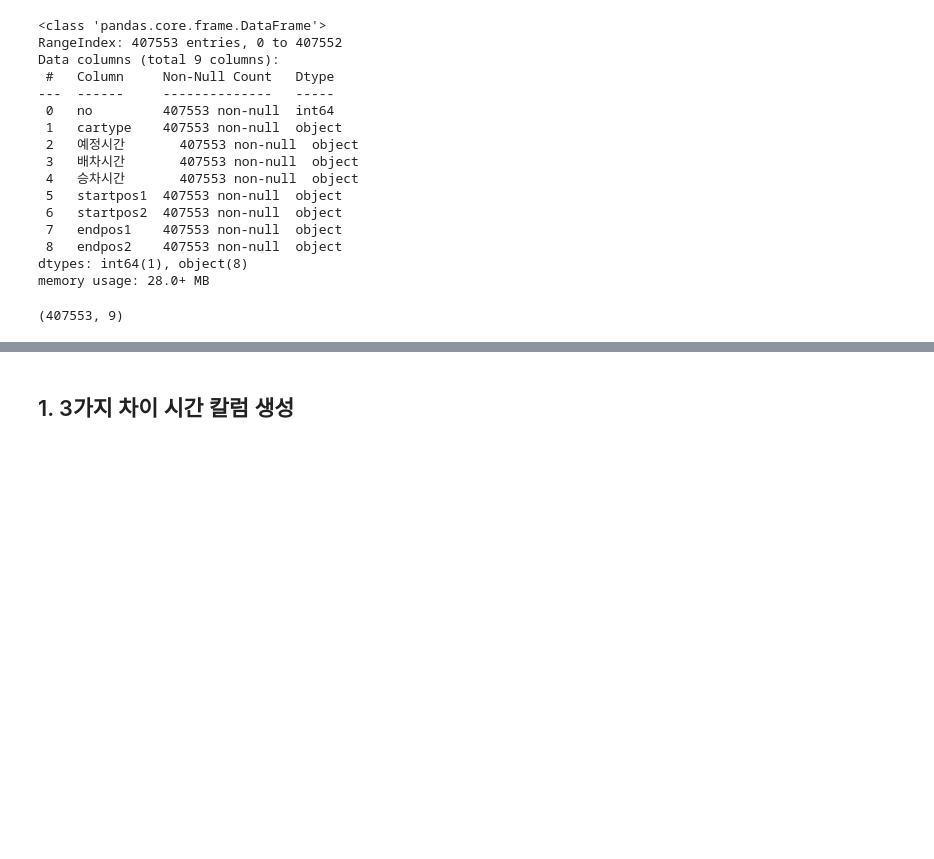
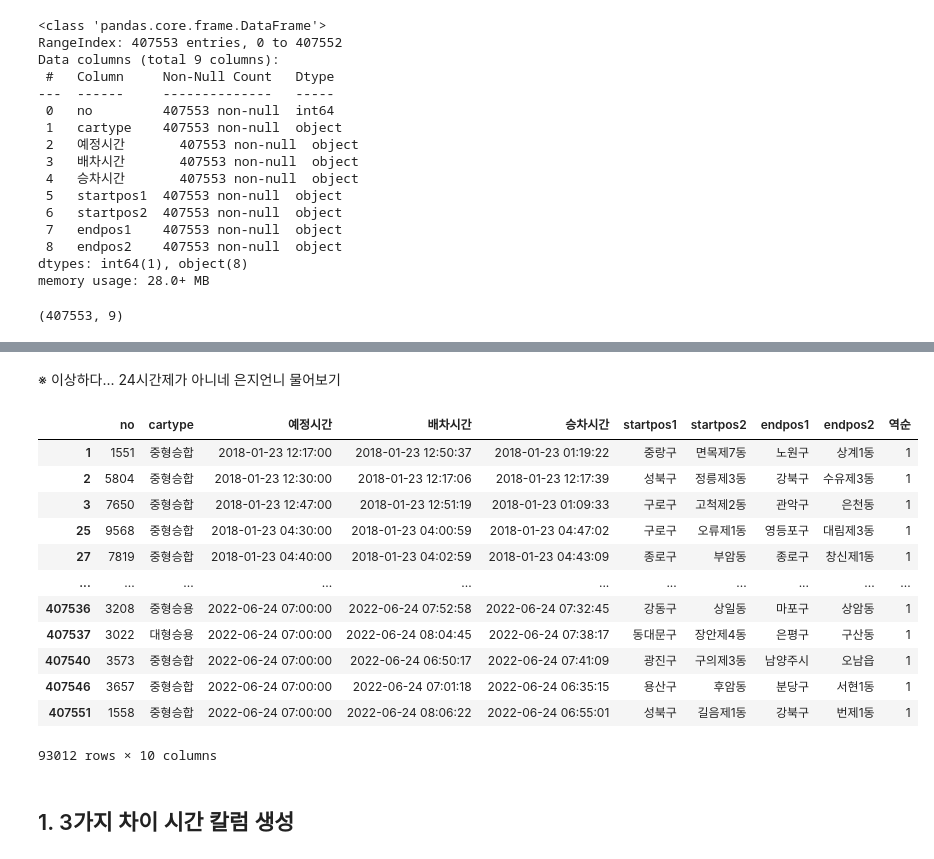
Before and after one commit to minjaering/Disabled-person-taxi-project, a Jupyter notebook: 1-1. Data Cleansing - time, 주소좌표.ipynb, the cells around one changed output, grey strips where cells are left out. Drawn from its saved outputs; the diff is of its cells as text; code cells hidden in the pictures; blank space fills up the shorter version.

```diff
--- a/1-1. Data Cleansing - time, 주소좌표.ipynb
+++ b/1-1. Data Cleansing - time, 주소좌표.ipynb
@@ -55,3 +107,42 @@ df.shape
+# %% [markdown]
+※ 이상하다... 24시간제가 아니네 은지언니 물어보기
+# %%
+df["예정시간"]=pd.to_datetime(df["예정시간"])
+df["배차시간"]=pd.to_datetime(df["배차시간"])
+df["승차시간"]=pd.to_datetime(df["승차시간"])
+# %%
+# 역순 점검 예정-배차_역순, 배차-승차_역순.  2번 Test
+역순 =[]
+
+for i in range(len(df)):
+    time_1 = df['예정시간'][i]
+    time_2 = df['배차시간'][i]
+    time_3 = df['승차시간'][i]
+
+    if time_1 > time_2: # datetime 끼리 비교 가능
+        역순.append(1)
+    elif time_2 > time_3:
+        역순.append(1)
+    else:
+        역순.append(0)
+# %%
+df['역순'] = 역순
+# %%
+df[df['역순']==1] # 407,553중 93,012 날짜 역순(23시간제 아닌것 포함)
+# %% [output]
+|  | no | cartype | 예정시간 | 배차시간 | 승차시간 | startpos1 | startpos2 | endpos1 | endpos2 | 역순 |
+| 1 | 1551 | 중형승합 | 2018-01-23 12:17:00 | 2018-01-23 12:50:37 | 2018-01-23 01:19:22 | 중랑구 | 면목제7동 | 노원구 | 상계1동 | 1 |
+| 2 | 5804 | 중형승합 | 2018-01-23 12:30:00 | 2018-01-23 12:17:06 | 2018-01-23 12:17:39 | 성북구 | 정릉제3동 | 강북구 | 수유제3동 | 1 |
+| 3 | 7650 | 중형승합 | 2018-01-23 12:47:00 | 2018-01-23 12:51:19 | 2018-01-23 01:09:33 | 구로구 | 고척제2동 | 관악구 | 은천동 | 1 |
+| 25 | 9568 | 중형승합 | 2018-01-23 04:30:00 | 2018-01-23 04:00:59 | 2018-01-23 04:47:02 | 구로구 | 오류제1동 | 영등포구 | 대림제3동 | 1 |
+| 27 | 7819 | 중형승합 | 2018-01-23 04:40:00 | 2018-01-23 04:02:59 | 2018-01-23 04:43:09 | 종로구 | 부암동 | 종로구 | 창신제1동 | 1 |
+| ... | ... | ... | ... | ... | ... | ... | ... | ... | ... | ... |
+| 407536 | 3208 | 중형승용 | 2022-06-24 07:00:00 | 2022-06-24 07:52:58 | 2022-06-24 07:32:45 | 강동구 | 상일동 | 마포구 | 상암동 | 1 |
+| 407537 | 3022 | 대형승용 | 2022-06-24 07:00:00 | 2022-06-24 08:04:45 | 2022-06-24 07:38:17 | 동대문구 | 장안제4동 | 은평구 | 구산동 | 1 |
+| 407540 | 3573 | 중형승합 | 2022-06-24 07:00:00 | 2022-06-24 06:50:17 | 2022-06-24 07:41:09 | 광진구 | 구의제3동 | 남양주시 | 오남읍 | 1 |
+| 407546 | 3657 | 중형승합 | 2022-06-24 07:00:00 | 2022-06-24 07:01:18 | 2022-06-24 06:35:15 | 용산구 | 후암동 | 분당구 | 서현1동 | 1 |
+| 407551 | 1558 | 중형승합 | 2022-06-24 07:00:00 | 2022-06-24 08:06:22 | 2022-06-24 06:55:01 | 성북구 | 길음제1동 | 강북구 | 번제1동 | 1 |
+93012 rows × 10 columns
 # %% [markdown]
 ## 1. 3가지 차이 시간 칼럼 생성
 # %%
```
Also changed, not shown: parts of 5 cells of this notebook.
